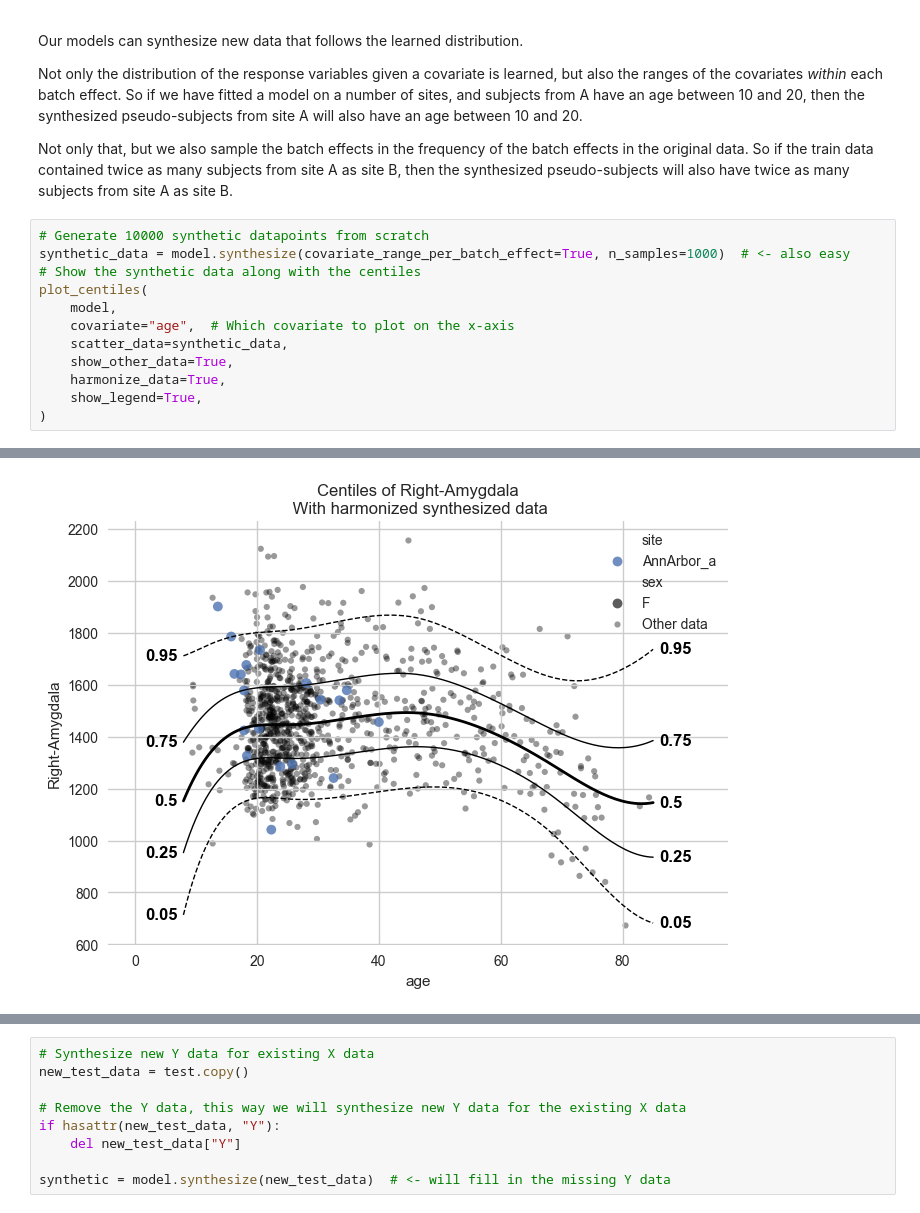
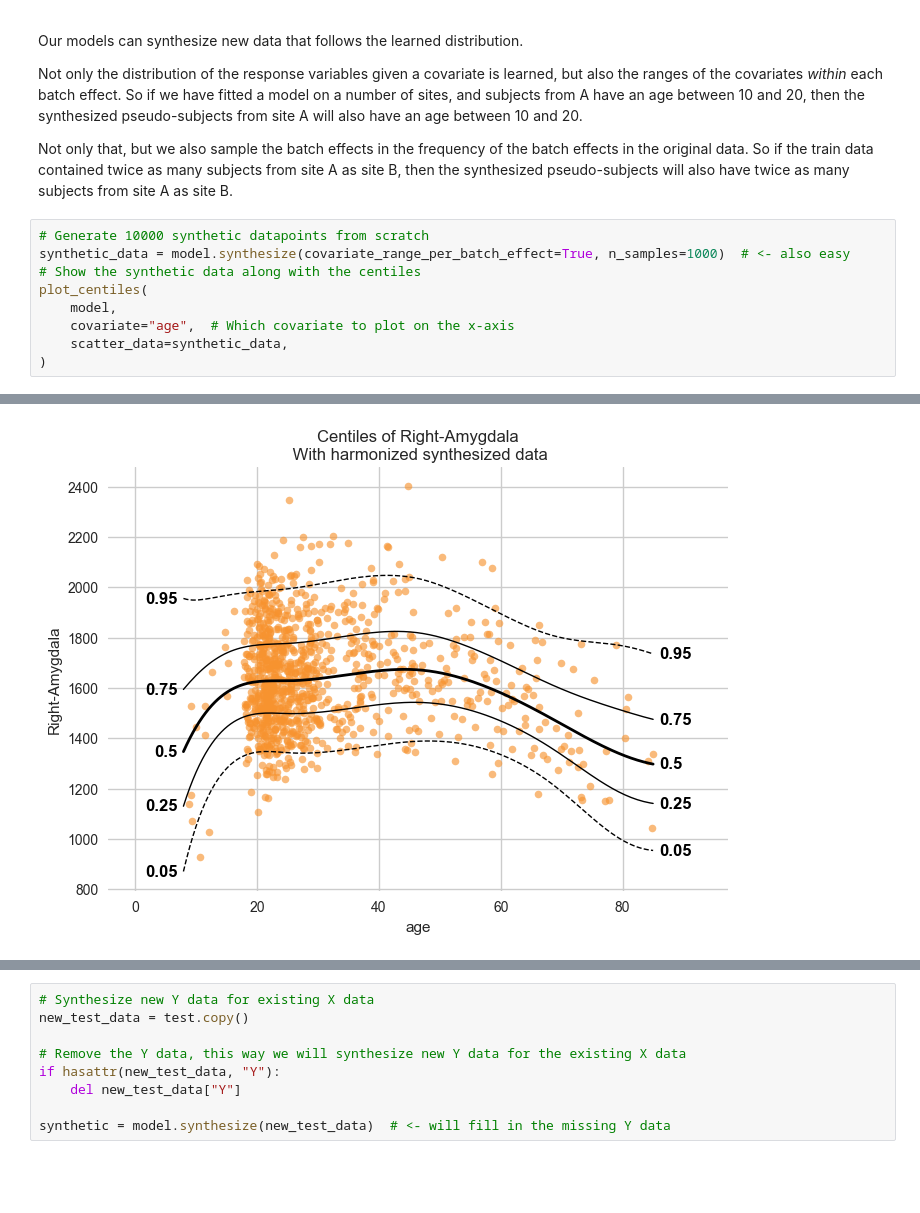
Before and after one commit to amarquand/PCNtoolkit, a Jupyter notebook: examples/04_HBR_SHASH.ipynb, the cells around one changed output, grey strips where cells are left out. Saved outputs shown, nothing was run; the diff lists cells and outputs as text; blank space fills up the shorter version.

```diff
--- a/examples/04_HBR_SHASH.ipynb
+++ b/examples/04_HBR_SHASH.ipynb
@@ -485,8 +506,5 @@ plot_centiles(
     model,
     covariate="age",  # Which covariate to plot on the x-axis
     scatter_data=synthetic_data,
-    show_other_data=True,
-    harmonize_data=True,
-    show_legend=True,
 )
 # %% [output]
@@ -495 +513 @@ plot_centiles(
-[figure, old version]
+[figure, new version]
```
Also changed, not shown: parts of 11 cells of this notebook.
